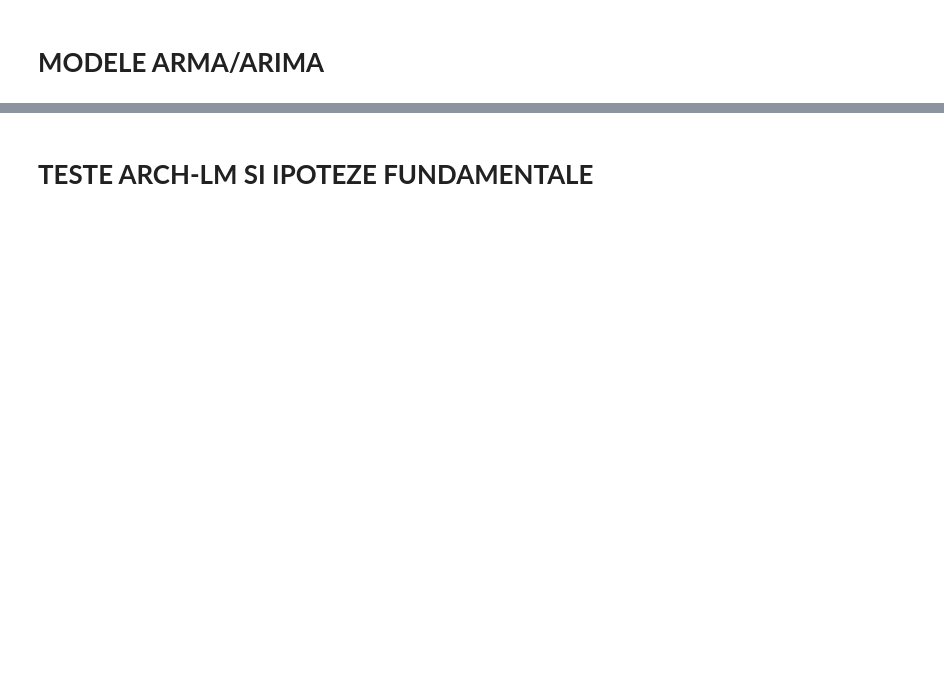
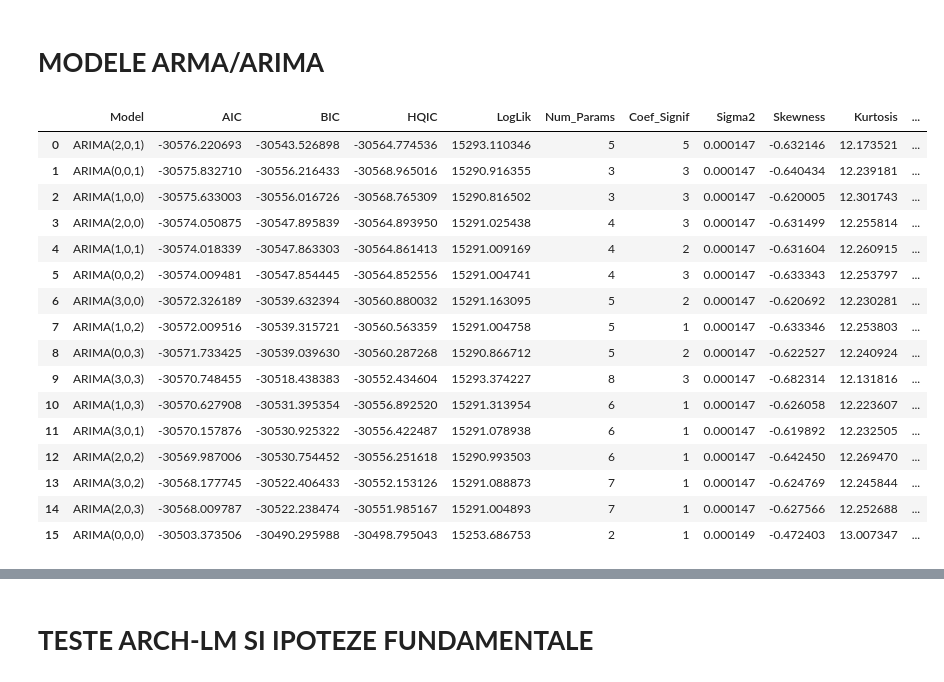
Before and after one commit to BogdanT54/Economic-Cycles-and-Market-Returns, a Jupyter notebook: Analiza_Active_Licenta.ipynb, the cells around one changed output, grey strips where cells are left out. Drawn from its saved outputs; the diff is of its cells as text; code cells hidden in the pictures; blank space fills up the shorter version.

```diff
--- a/Analiza_Active_Licenta.ipynb
+++ b/Analiza_Active_Licenta.ipynb
@@ -382,32 +632,57 @@ def testeaza_modele_arima(serie, p_max=3, d=0, q_max=3, alpha=0.05):
                 with warnings.catch_warnings():
                     warnings.simplefilter("ignore")
 
                     model = ARIMA(serie, order=(p, d, q))
                     fitted = model.fit()
                     resid = fitted.resid.dropna()
 
                     p_values = fitted.pvalues
                     nr_semnificativi = (p_values < alpha).sum()
 
                     rezultate.append({
                         'Model': f'ARIMA({p},{d},{q})',
                         'AIC': fitted.aic,
                         'BIC': fitted.bic,
                         'HQIC': fitted.hqic,
                         'LogLik': fitted.llf,
                         'Num_Params': len(fitted.params),
                         'Coef_Signif': nr_semnificativi,
                         'Sigma2': np.var(resid, ddof=1),
                         'Skewness': skew(resid),
                         'Kurtosis': kurtosis(resid),
                     })
 
             except Exception:
                 continue
 
     df_rezultate = pd.DataFrame(rezultate)
-    df_rezultate = df_rezultate.sort_values(by='AIC')
+
+    # Adăugăm coloana All_Significant
+    df_rezultate['All_Significant'] = df_rezultate['Coef_Signif'] == df_rezultate['Num_Params']
+
+    # Sortăm: întâi toate modelele complet semnificative, apoi după AIC
+    df_rezultate = df_rezultate.sort_values(by=['All_Significant', 'AIC'], ascending=[False, True]).reset_index(drop=True)
+
     return df_rezultate
 
+
 testeaza_modele_arima(sp500_log_returns['Close'])
+# %% [output]
+|  | Model | AIC | BIC | HQIC | LogLik | Num_Params | Coef_Signif | Sigma2 | Skewness | Kurtosis | ... |
+| 0 | ARIMA(2,0,1) | -30576.220693 | -30543.526898 | -30564.774536 | 15293.110346 | 5 | 5 | 0.000147 | -0.632146 | 12.173521 | ... |
+| 1 | ARIMA(0,0,1) | -30575.832710 | -30556.216433 | -30568.965016 | 15290.916355 | 3 | 3 | 0.000147 | -0.640434 | 12.239181 | ... |
+| 2 | ARIMA(1,0,0) | -30575.633003 | -30556.016726 | -30568.765309 | 15290.816502 | 3 | 3 | 0.000147 | -0.620005 | 12.301743 | ... |
+| 3 | ARIMA(2,0,0) | -30574.050875 | -30547.895839 | -30564.893950 | 15291.025438 | 4 | 3 | 0.000147 | -0.631499 | 12.255814 | ... |
+| 4 | ARIMA(1,0,1) | -30574.018339 | -30547.863303 | -30564.861413 | 15291.009169 | 4 | 2 | 0.000147 | -0.631604 | 12.260915 | ... |
+| 5 | ARIMA(0,0,2) | -30574.009481 | -30547.854445 | -30564.852556 | 15291.004741 | 4 | 3 | 0.000147 | -0.633343 | 12.253797 | ... |
+| 6 | ARIMA(3,0,0) | -30572.326189 | -30539.632394 | -30560.880032 | 15291.163095 | 5 | 2 | 0.000147 | -0.620692 | 12.230281 | ... |
+| 7 | ARIMA(1,0,2) | -30572.009516 | -30539.315721 | -30560.563359 | 15291.004758 | 5 | 1 | 0.000147 | -0.633346 | 12.253803 | ... |
+| 8 | ARIMA(0,0,3) | -30571.733425 | -30539.039630 | -30560.287268 | 15290.866712 | 5 | 2 | 0.000147 | -0.622527 | 12.240924 | ... |
+| 9 | ARIMA(3,0,3) | -30570.748455 | -30518.438383 | -30552.434604 | 15293.374227 | 8 | 3 | 0.000147 | -0.682314 | 12.131816 | ... |
+| 10 | ARIMA(1,0,3) | -30570.627908 | -30531.395354 | -30556.892520 | 15291.313954 | 6 | 1 | 0.000147 | -0.626058 | 12.223607 | ... |
+| 11 | ARIMA(3,0,1) | -30570.157876 | -30530.925322 | -30556.422487 | 15291.078938 | 6 | 1 | 0.000147 | -0.619892 | 12.232505 | ... |
+| 12 | ARIMA(2,0,2) | -30569.987006 | -30530.754452 | -30556.251618 | 15290.993503 | 6 | 1 | 0.000147 | -0.642450 | 12.269470 | ... |
+| 13 | ARIMA(3,0,2) | -30568.177745 | -30522.406433 | -30552.153126 | 15291.088873 | 7 | 1 | 0.000147 | -0.624769 | 12.245844 | ... |
+| 14 | ARIMA(2,0,3) | -30568.009787 | -30522.238474 | -30551.985167 | 15291.004893 | 7 | 1 | 0.000147 | -0.627566 | 12.252688 | ... |
+| 15 | ARIMA(0,0,0) | -30503.373506 | -30490.295988 | -30498.795043 | 15253.686753 | 2 | 1 | 0.000149 | -0.472403 | 13.007347 | ... |
 # %%
```
Also changed, not shown: parts of 45 cells of this notebook.
